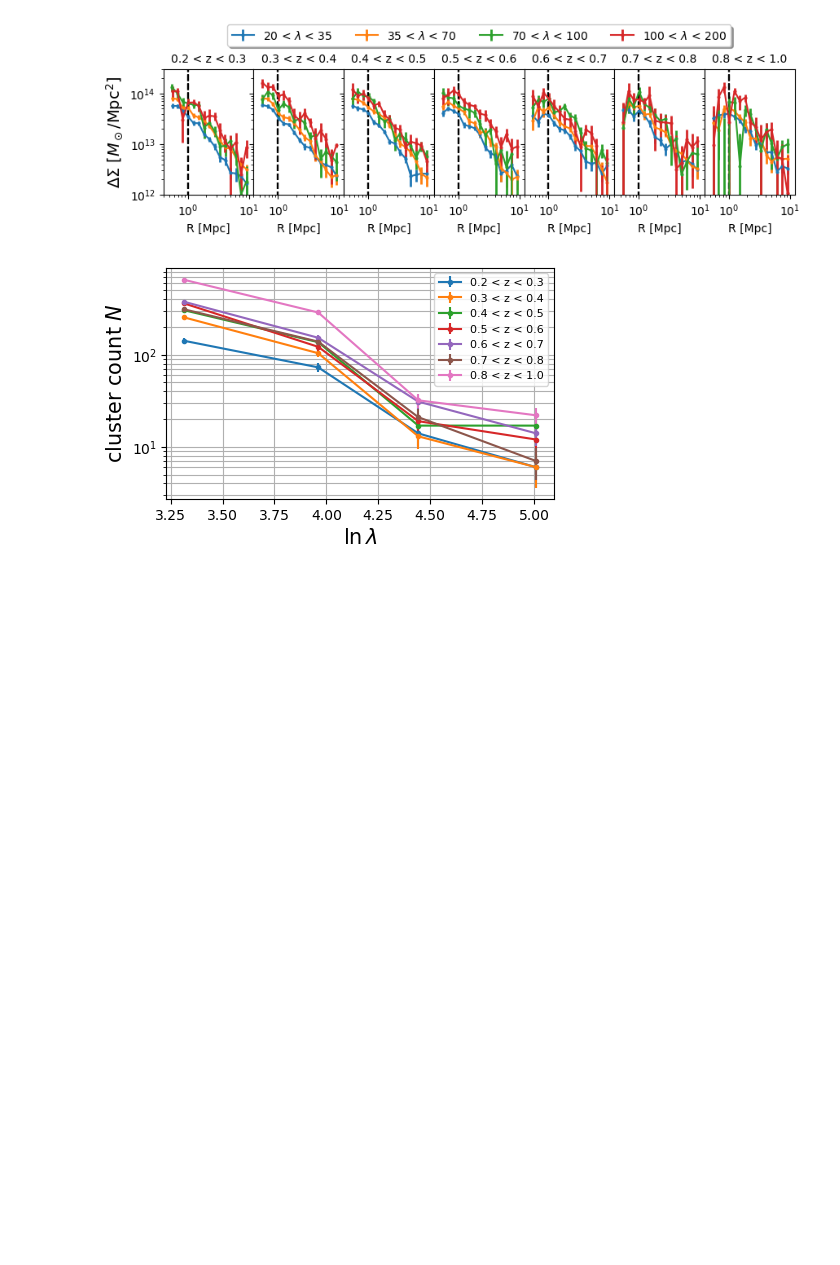
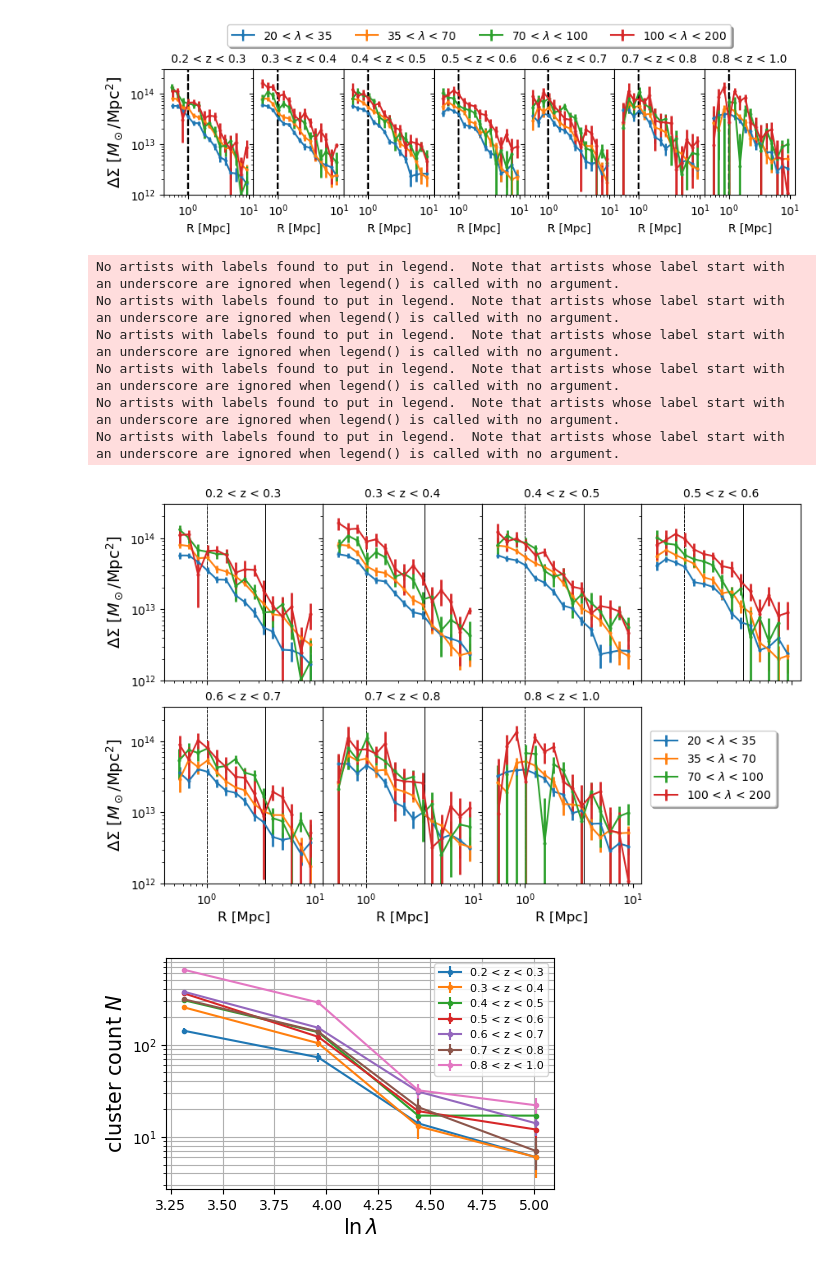
Before and after one commit to LSSTDESC/CLCosmo_Sim, a Jupyter notebook: lensing_profile_measurement/plot_paper_data.ipynb, the cells around one changed output. Drawn from its saved outputs; the diff is of its cells as text; code cells hidden in the pictures; blank space fills up the shorter version.

```diff
--- a/lensing_profile_measurement/plot_paper_data.ipynb
+++ b/lensing_profile_measurement/plot_paper_data.ipynb
@@ -75,5 +130,63 @@ plt.savefig('../fig/stacked_redmapper_profiles.png', bbox_inches='tight', dpi=10
 # %% [output]
 [figure]
+# %%
+data = np.load(path_to_data + f'stacked_esd_profiles_redmapper_true{suff}.pkl', allow_pickle=True)
+profiles = data['stacked profile']
+covariances = data['stacked covariance']
+Z_bin = analysis.Z_bin
+Obs_bin = analysis.Obs_bin
+n_z_bin = len(Z_bin)
+n_m_bin = len(Obs_bin)
+fig, axs = plt.subplots(2,4, figsize = (10,6))
+fig.subplots_adjust(wspace=0, hspace=0.15)
+index_z = [0,1,2,3,0,1,2]
+for iz, z_bin in enumerate(Z_bin):
+    i = index_z[iz]
+    if iz <= 3:
+        n = 0
+    else: n=1
+    for j, m_bin in enumerate(Obs_bin):
+
+            label_z = f'{z_bin[0]:.1f} < z < {z_bin[1]:.1f}'
+            label_M = f'{m_bin[0]:.0f} < ' + r'$\lambda$' +f' < {m_bin[1]:.0f}'
+            mask_z = (profiles['z_mean'] > z_bin[0])*(profiles['z_mean'] < z_bin[1])
+            mask_m = (profiles['obs_mean'] > m_bin[0])*(profiles['obs_mean'] < m_bin[1])
+            index = np.arange(len(profiles))
+            index_cut = index[mask_m * mask_z]
+            f_cut = profiles[index_cut]
+            cov = np.array(covariances['cov_t'][index_cut])
+            err = cov.T.diagonal()**.5
+            axs[n,i].errorbar(f_cut['radius'][0], f_cut['gt'][0] , err[0],
+                            marker = 'o',fmt = '-', elinewidth = 2,  markersize = 2, markerfacecolor = None, label = label_M)
+            axs[n,i].set_ylim(1e12, 3e14)
+            axs[n,i].set_xlim(0.4, 12)
+            axs[n,i].set_xscale('log')
+            axs[n,i].set_yscale('log')
+            axs[n,i].vlines(1, 0, 1e19, ls='--', color='k', lw=.7, zorder=0)
+            axs[n,i].vlines(3.5, 0, 1e19, ls='-', color='k',lw=.7,zorder=0)
+            axs[n,i].tick_params(axis='both', which = 'major', labelsize= 10)
+            #axs[0].legend(frameon = False, loc = 'upper right', fontsize = 10)
+            axs[n,i].set_xlabel('R [Mpc]', fontsize = 12)
+            axs[n,i].set_title(label_z, fontsize = 10)
+            axs[n,i].set_ylabel(r'$\Delta\Sigma\ [M_\odot/$Mpc$^2]$', fontsize=14)
+        #except: a=1
+
+
+
+    axs[1,2].legend(loc='upper center', bbox_to_anchor=(1.45, .9),
+          ncol=1, fancybox=True, shadow=True)
+fig.delaxes(axs[1,3])
+for ax in fig.get_axes():
+    ax.label_outer()
+plt.savefig('../fig/stacked_redmapper_profiles.png', bbox_inches='tight', dpi=300)
+# %% [output]
+No artists with labels found to put in legend.  Note that artists whose label start with an underscore are ignored when legend() is called with no argument.
+No artists with labels found to put in legend.  Note that artists whose label start with an underscore are ignored when legend() is called with no argument.
+No artists with labels found to put in legend.  Note that artists whose label start with an underscore are ignored when legend() is called with no argument.
+No artists with labels found to put in legend.  Note that artists whose label start with an underscore are ignored when legend() is called with no argument.
+No artists with labels found to put in legend.  Note that artists whose label start with an underscore are ignored when legend() is called with no argument.
+No artists with labels found to put in legend.  Note that artists whose label start with an underscore are ignored when legend() is called with no argument.
+[figure, added]
 # %%
 import pickle
 def load(filename, **kwargs):
```
Also changed, not shown: parts of 3 cells of this notebook, 5 other files.
